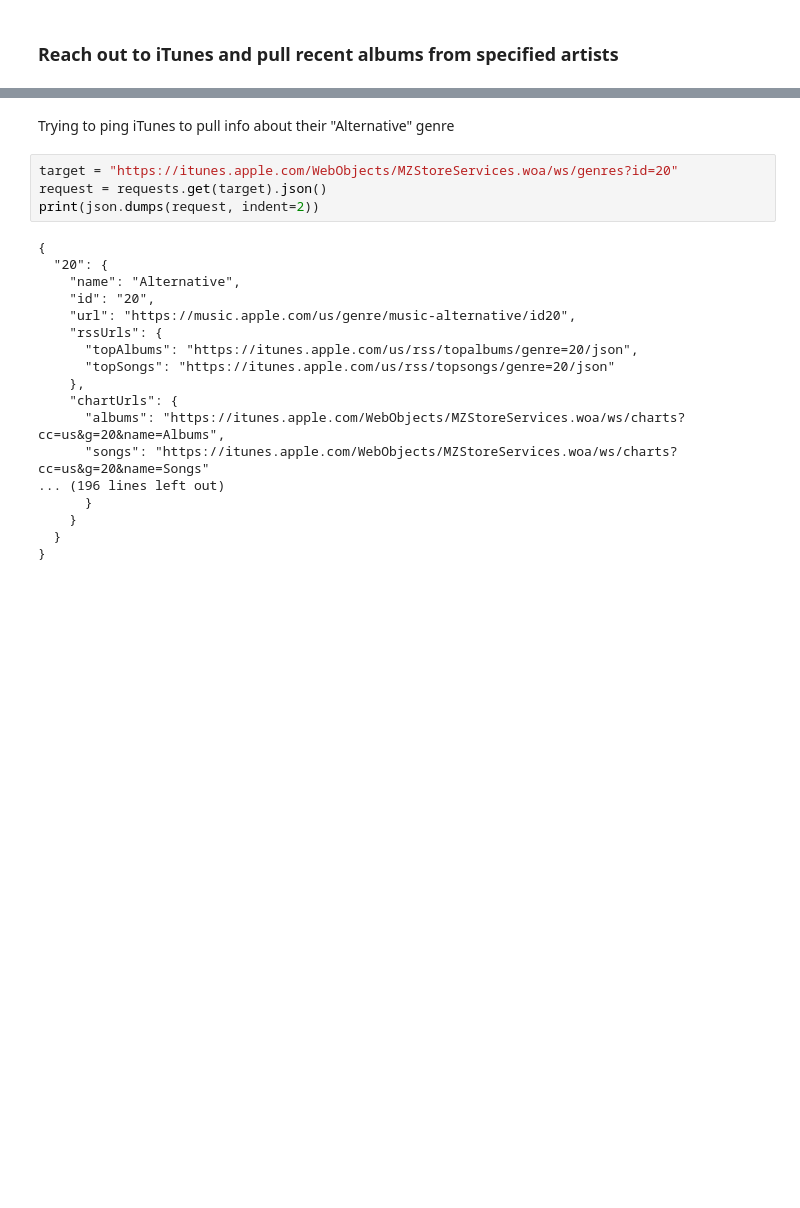
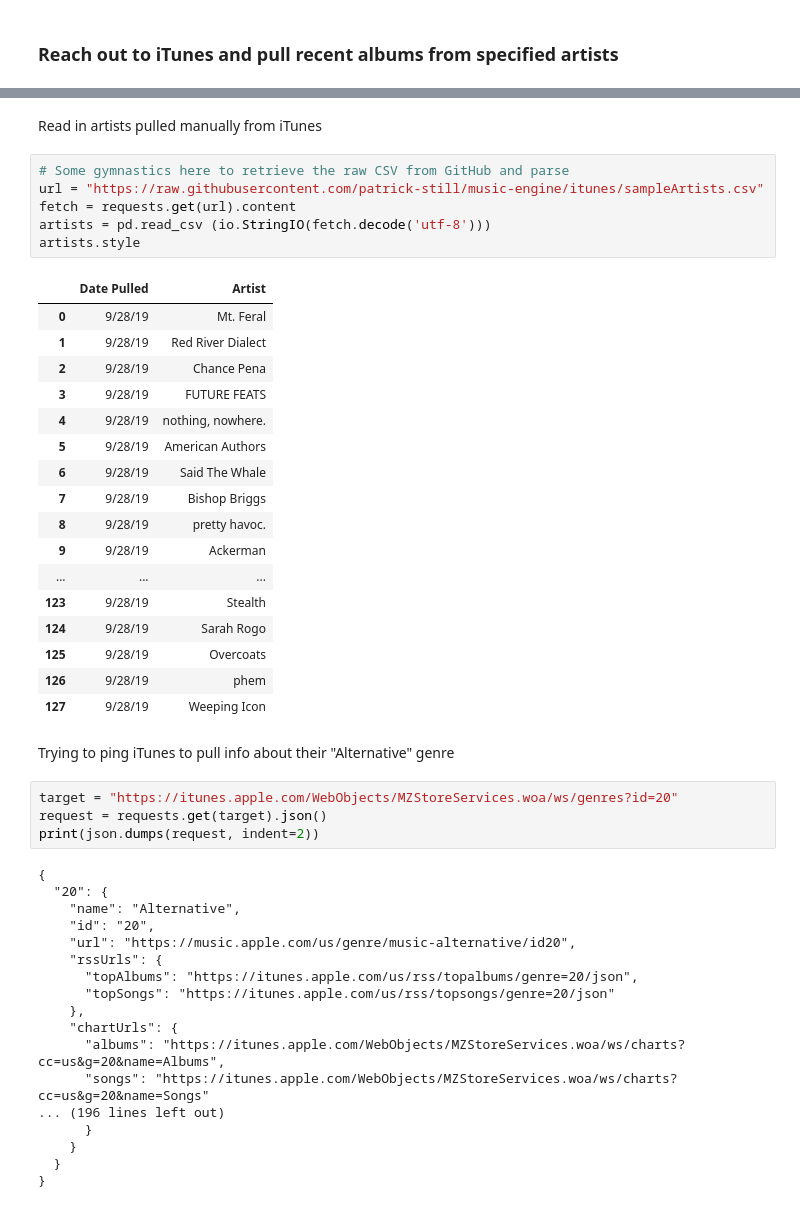
Before and after one commit to patrick-still/music-engine, a Jupyter notebook: collect.ipynb, the cells around one changed output, grey strips where cells are left out. Cells and saved outputs as stored; diff of their text form; blank space fills up the shorter version.

Commit message:
Import sample artist CSV as dataframe

```diff
--- a/collect.ipynb
+++ b/collect.ipynb
@@ -15,5 +16,31 @@ Requirement already satisfied: python-dateutil>=2.7.3 in /srv/conda/envs/noteboo
 Requirement already satisfied: six>=1.5 in /srv/conda/envs/notebook/lib/python3.7/site-packages (from python-dateutil>=2.7.3->pandas) (1.15.0)
 Requirement already satisfied: jsontable in /srv/conda/envs/notebook/lib/python3.7/site-packages (0.1.1)
+# %% [markdown]
+Read in artists pulled manually from iTunes
+# %%
+# Some gymnastics here to retrieve the raw CSV from GitHub and parse
+url = "https://raw.githubusercontent.com/patrick-still/music-engine/itunes/sampleArtists.csv"
+fetch = requests.get(url).content
+artists = pd.read_csv (io.StringIO(fetch.decode('utf-8')))
+artists.style
+# %% [output]
+|  | Date Pulled | Artist |
+| 0 | 9/28/19 | Mt. Feral |
+| 1 | 9/28/19 | Red River Dialect |
+| 2 | 9/28/19 | Chance Pena |
+| 3 | 9/28/19 | FUTURE FEATS |
+| 4 | 9/28/19 | nothing, nowhere. |
+| 5 | 9/28/19 | American Authors |
+| 6 | 9/28/19 | Said The Whale |
+| 7 | 9/28/19 | Bishop Briggs |
+| 8 | 9/28/19 | pretty havoc. |
+| 9 | 9/28/19 | Ackerman |
+| ... | ... | ... |
+| 123 | 9/28/19 | Stealth |
+| 124 | 9/28/19 | Sarah Rogo |
+| 125 | 9/28/19 | Overcoats |
+| 126 | 9/28/19 | phem |
+| 127 | 9/28/19 | Weeping Icon |
 # %% [markdown]
 Trying to ping iTunes to pull info about their "Alternative" genre
 # %%
```
Also changed, not shown: parts of 1 cell of this notebook.
